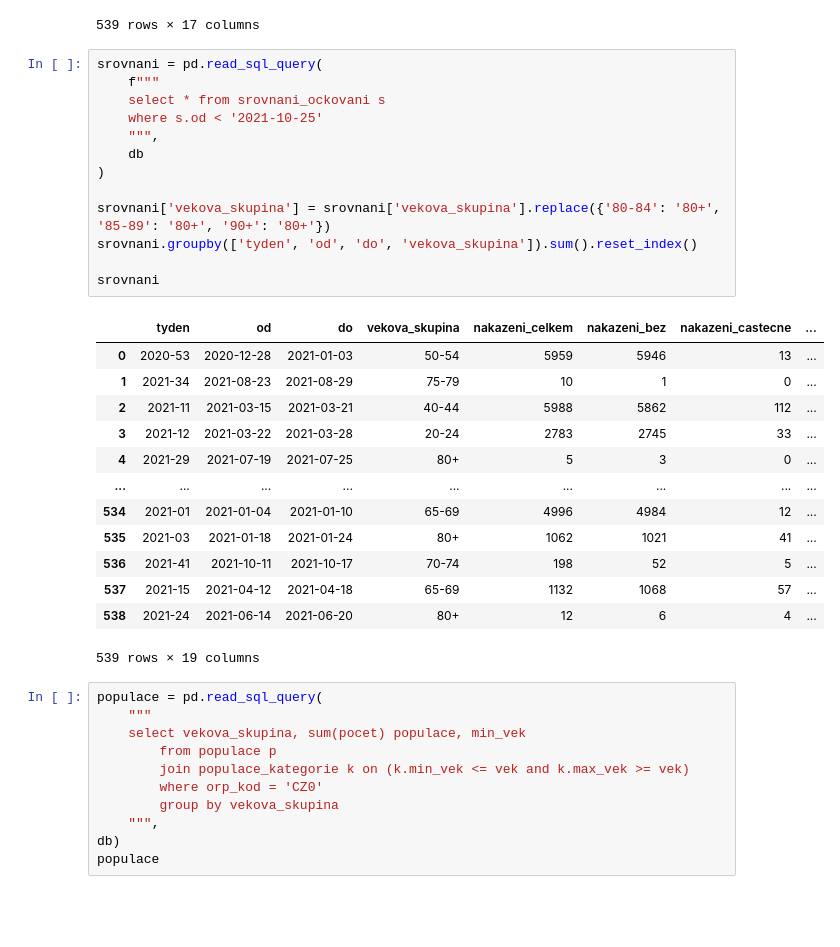
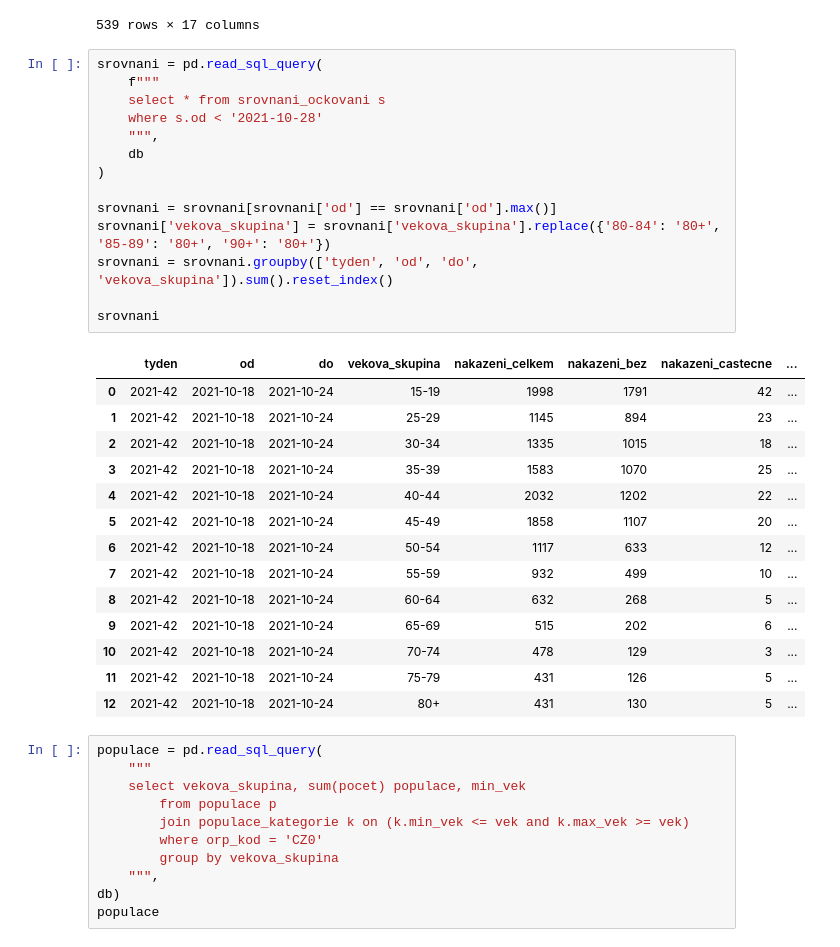
Before and after one commit to msusicky/ockovani-covid, a Jupyter notebook: notebooks/srovnani.ipynb, the cells around one changed output. Saved outputs shown, nothing was run; the diff lists cells and outputs as text; blank space fills up the shorter version.

```diff
--- a/notebooks/srovnani.ipynb
+++ b/notebooks/srovnani.ipynb
@@ -71,30 +71,32 @@ df
 # %%
 srovnani = pd.read_sql_query(
     f"""
     select * from srovnani_ockovani s
-    where s.od < '2021-10-25'
+    where s.od < '2021-10-28'
     """,
     db
 )
 
+srovnani = srovnani[srovnani['od'] == srovnani['od'].max()]
 srovnani['vekova_skupina'] = srovnani['vekova_skupina'].replace({'80-84': '80+', '85-89': '80+', '90+': '80+'})
-srovnani.groupby(['tyden', 'od', 'do', 'vekova_skupina']).sum().reset_index()
+srovnani = srovnani.groupby(['tyden', 'od', 'do', 'vekova_skupina']).sum().reset_index()
 
 srovnani
 # %% [output]
 |  | tyden | od | do | vekova_skupina | nakazeni_celkem | nakazeni_bez | nakazeni_castecne | ... |
-| 0 | 2020-53 | 2020-12-28 | 2021-01-03 | 50-54 | 5959 | 5946 | 13 | ... |
-| 1 | 2021-34 | 2021-08-23 | 2021-08-29 | 75-79 | 10 | 1 | 0 | ... |
-| 2 | 2021-11 | 2021-03-15 | 2021-03-21 | 40-44 | 5988 | 5862 | 112 | ... |
-| 3 | 2021-12 | 2021-03-22 | 2021-03-28 | 20-24 | 2783 | 2745 | 33 | ... |
-| 4 | 2021-29 | 2021-07-19 | 2021-07-25 | 80+ | 5 | 3 | 0 | ... |
-| ... | ... | ... | ... | ... | ... | ... | ... | ... |
-| 534 | 2021-01 | 2021-01-04 | 2021-01-10 | 65-69 | 4996 | 4984 | 12 | ... |
-| 535 | 2021-03 | 2021-01-18 | 2021-01-24 | 80+ | 1062 | 1021 | 41 | ... |
-| 536 | 2021-41 | 2021-10-11 | 2021-10-17 | 70-74 | 198 | 52 | 5 | ... |
-| 537 | 2021-15 | 2021-04-12 | 2021-04-18 | 65-69 | 1132 | 1068 | 57 | ... |
-| 538 | 2021-24 | 2021-06-14 | 2021-06-20 | 80+ | 12 | 6 | 4 | ... |
+| 0 | 2021-42 | 2021-10-18 | 2021-10-24 | 15-19 | 1998 | 1791 | 42 | ... |
+| 1 | 2021-42 | 2021-10-18 | 2021-10-24 | 25-29 | 1145 | 894 | 23 | ... |
+| 2 | 2021-42 | 2021-10-18 | 2021-10-24 | 30-34 | 1335 | 1015 | 18 | ... |
+| 3 | 2021-42 | 2021-10-18 | 2021-10-24 | 35-39 | 1583 | 1070 | 25 | ... |
+| 4 | 2021-42 | 2021-10-18 | 2021-10-24 | 40-44 | 2032 | 1202 | 22 | ... |
+| 5 | 2021-42 | 2021-10-18 | 2021-10-24 | 45-49 | 1858 | 1107 | 20 | ... |
+| 6 | 2021-42 | 2021-10-18 | 2021-10-24 | 50-54 | 1117 | 633 | 12 | ... |
+| 7 | 2021-42 | 2021-10-18 | 2021-10-24 | 55-59 | 932 | 499 | 10 | ... |
+| 8 | 2021-42 | 2021-10-18 | 2021-10-24 | 60-64 | 632 | 268 | 5 | ... |
+| 9 | 2021-42 | 2021-10-18 | 2021-10-24 | 65-69 | 515 | 202 | 6 | ... |
+| 10 | 2021-42 | 2021-10-18 | 2021-10-24 | 70-74 | 478 | 129 | 3 | ... |
+| 11 | 2021-42 | 2021-10-18 | 2021-10-24 | 75-79 | 431 | 126 | 5 | ... |
+| 12 | 2021-42 | 2021-10-18 | 2021-10-24 | 80+ | 431 | 130 | 5 | ... |
-539 rows × 19 columns
 # %%
 populace = pd.read_sql_query(
     """
```
Also changed, not shown: parts of 1 cell of this notebook, 4 other files.
